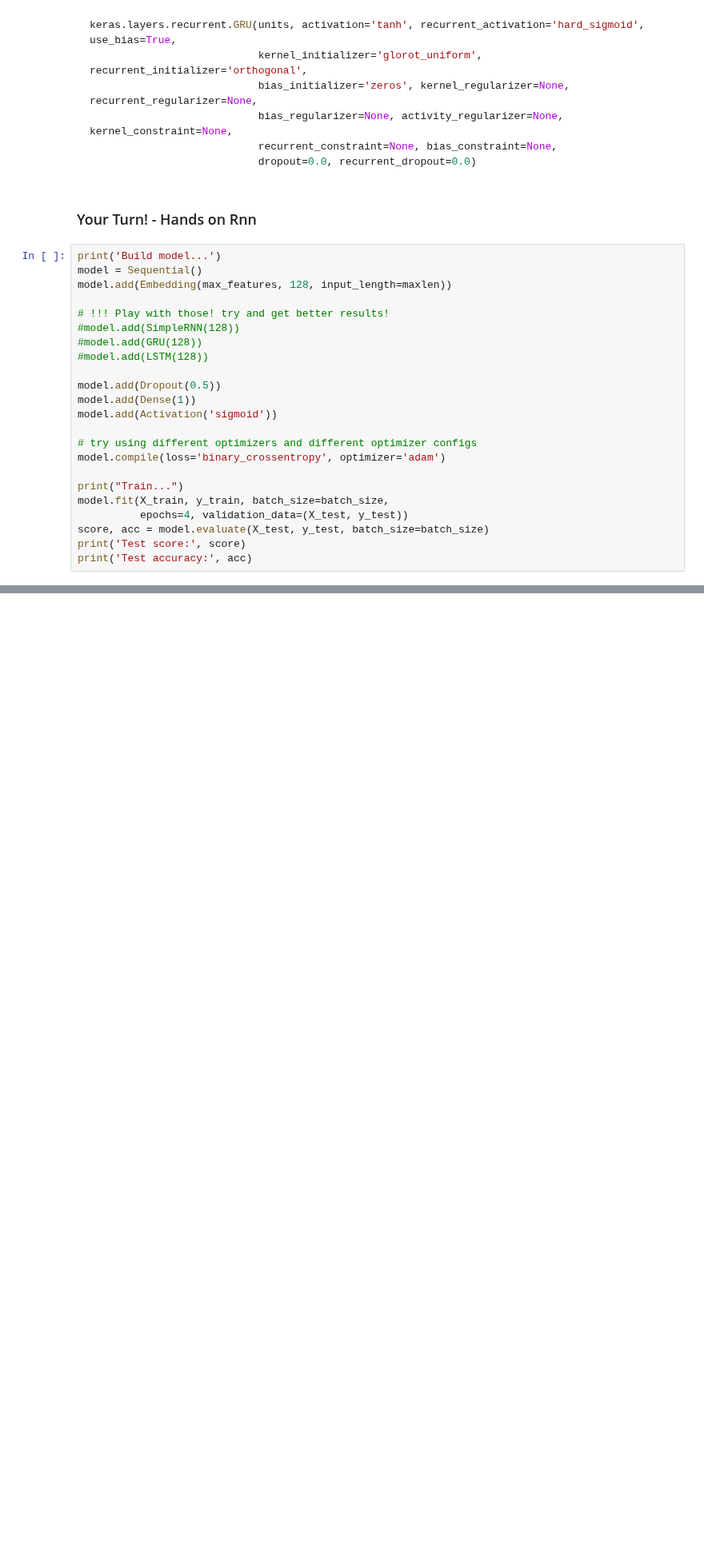
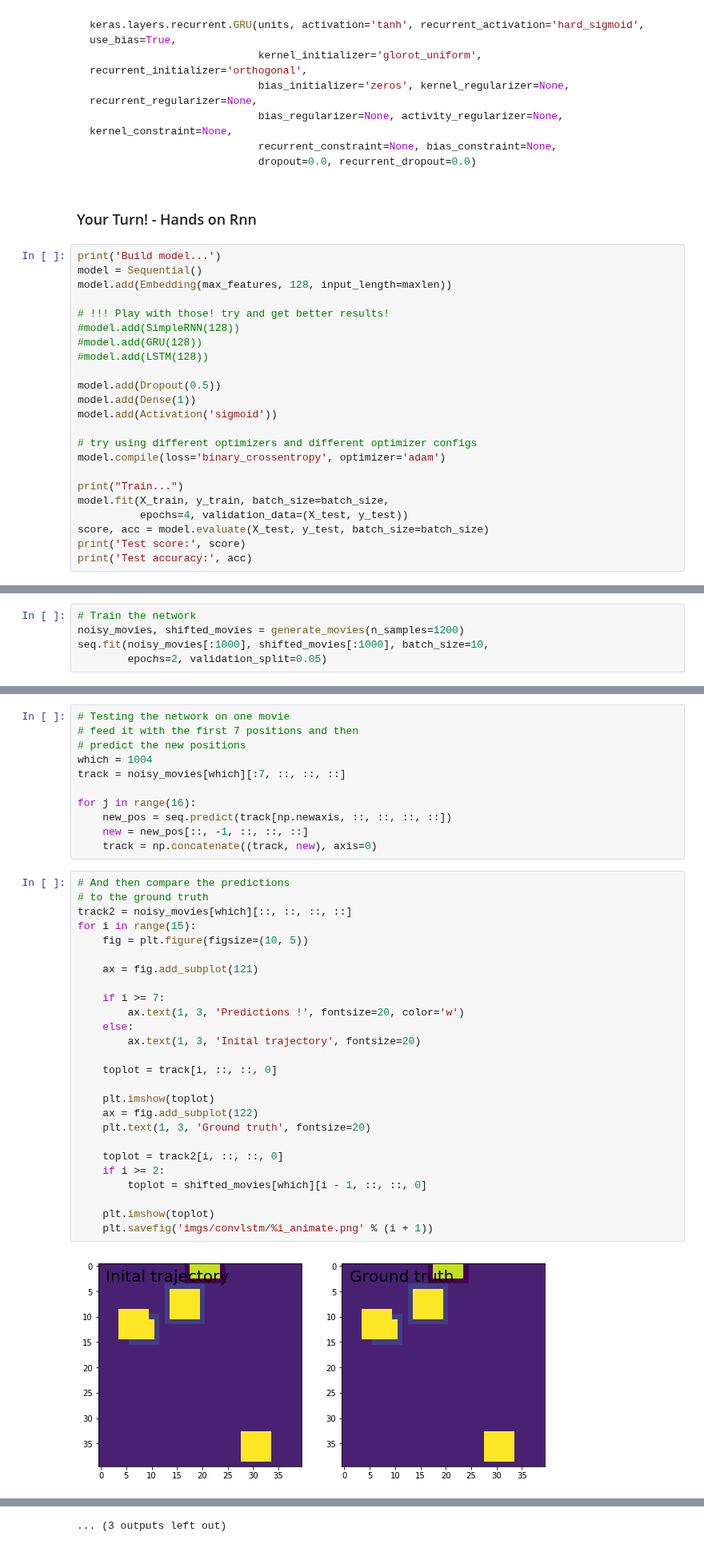
Before and after one commit to leriomaggio/deep-learning-keras-tensorflow, a Jupyter notebook: 8. RNN and LSTM.ipynb, the cells around one changed output, grey strips where cells are left out. Shown at 80% size. Saved outputs shown, nothing was run; the diff lists cells and outputs as text; blank space fills up the shorter version.

Commit message:
convlstm example

```diff
--- a/8. RNN and LSTM.ipynb
+++ b/8. RNN and LSTM.ipynb
@@ -277,0 +393,5 @@ print('Test accuracy:', acc)
+# %%
+# Train the network
+noisy_movies, shifted_movies = generate_movies(n_samples=1200)
+seq.fit(noisy_movies[:1000], shifted_movies[:1000], batch_size=10,
+        epochs=2, validation_split=0.05)
@@ -277,0 +407,39 @@ print('Test accuracy:', acc)
+# %%
+# Testing the network on one movie
+# feed it with the first 7 positions and then
+# predict the new positions
+which = 1004
+track = noisy_movies[which][:7, ::, ::, ::]
+
+for j in range(16):
+    new_pos = seq.predict(track[np.newaxis, ::, ::, ::, ::])
+    new = new_pos[::, -1, ::, ::, ::]
+    track = np.concatenate((track, new), axis=0)
+# %%
+# And then compare the predictions
+# to the ground truth
+track2 = noisy_movies[which][::, ::, ::, ::]
+for i in range(15):
+    fig = plt.figure(figsize=(10, 5))
+
+    ax = fig.add_subplot(121)
+
+    if i >= 7:
+        ax.text(1, 3, 'Predictions !', fontsize=20, color='w')
+    else:
+        ax.text(1, 3, 'Inital trajectory', fontsize=20)
+
+    toplot = track[i, ::, ::, 0]
+
+    plt.imshow(toplot)
+    ax = fig.add_subplot(122)
+    plt.text(1, 3, 'Ground truth', fontsize=20)
+
+    toplot = track2[i, ::, ::, 0]
+    if i >= 2:
+        toplot = shifted_movies[which][i - 1, ::, ::, 0]
+
+    plt.imshow(toplot)
+    plt.savefig('imgs/convlstm/%i_animate.png' % (i + 1))
+# %% [output]
+[figure, added]
@@ -277,0 +457 @@ print('Test accuracy:', acc)
+... (3 outputs left out)
```
Also changed, not shown: parts of 15 cells of this notebook, 15 other files.
